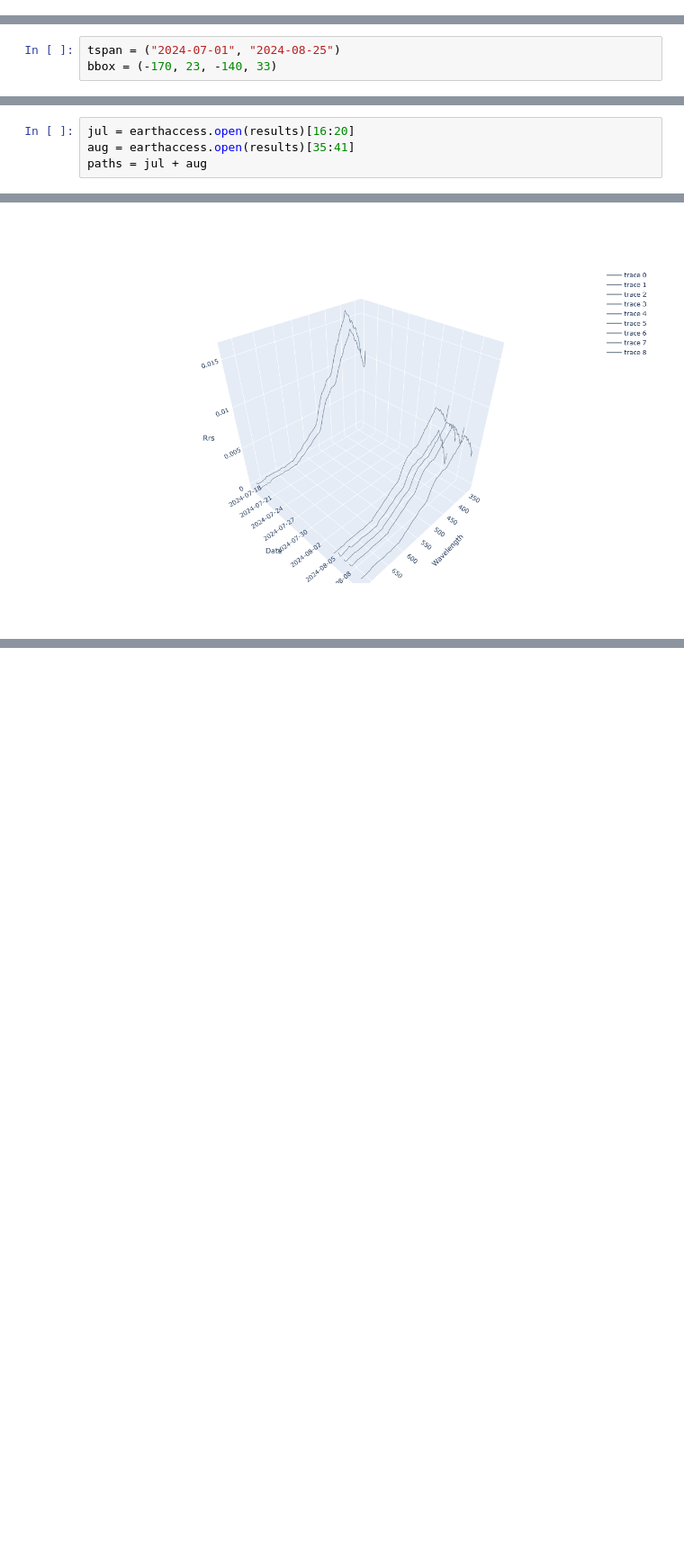
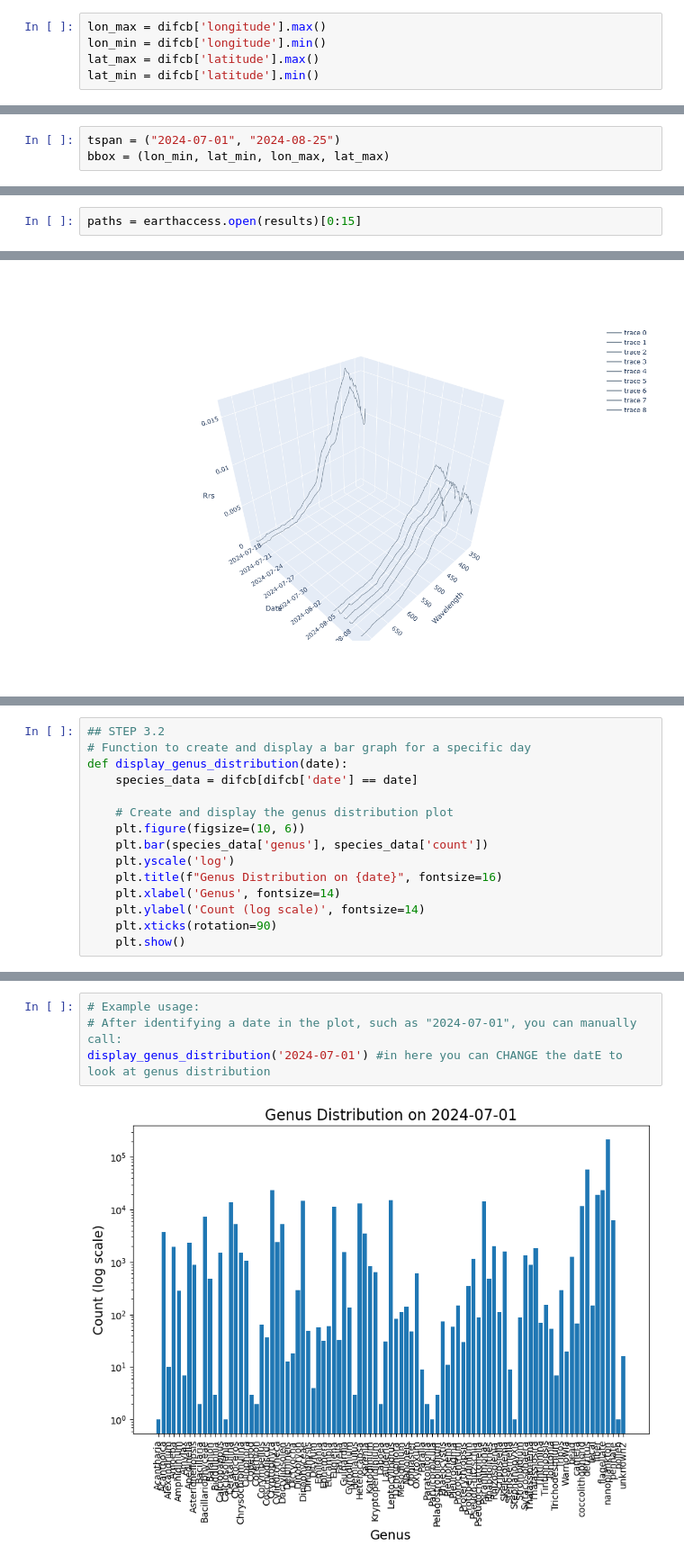
Before and after one commit to oceanhackweek/ohw24_proj_pace, a Jupyter notebook: contributor_folders/Farley/bloom_viz_fm_long_island.ipynb, the cells around one changed output, grey strips where cells are left out. Shown: that part at 90% size. Saved outputs shown, nothing was run; the diff lists cells and outputs as text; blank space fills up the shorter version.

```diff
--- a/contributor_folders/Farley/bloom_viz_pk_fm.ipynb
+++ b/contributor_folders/Farley/bloom_viz_fm_long_island.ipynb
@@ -63,8 +71,13 @@ PACE_OCI_L3M_RRS_NRT
+# %%
+lon_max = difcb['longitude'].max()
+lon_min = difcb['longitude'].min()
+lat_max = difcb['latitude'].max()
+lat_min = difcb['latitude'].min()
 # %% [markdown]
 ### We are focusing on a bloom off of Hawai'i in July and August this year, so we set our bounding box and date range
 # %%
 tspan = ("2024-07-01", "2024-08-25")
-bbox = (-170, 23, -140, 33)
+bbox = (lon_min, lat_min, lon_max, lat_max)
 # %%
 results = earthaccess.search_data(
     short_name="PACE_OCI_L3M_RRS_NRT",
@@ -75,9 +88,7 @@ results = earthaccess.search_data(
 # %% [markdown]
 ### Here we pull out two groups of data, bounding our bloom
 # %%
-jul = earthaccess.open(results)[16:20]
-aug = earthaccess.open(results)[35:41]
-paths = jul + aug
+paths = earthaccess.open(results)[0:15]
 # %% [markdown]
 Check what is in the paths object to be sure it is formatted correctly.
 # %%
@@ -207,0 +233,15 @@ fig.show()
+# %%
+## STEP 3.2
+# Function to create and display a bar graph for a specific day
+def display_genus_distribution(date):
+    species_data = difcb[difcb['date'] == date]
+
+    # Create and display the genus distribution plot
+    plt.figure(figsize=(10, 6))
+    plt.bar(species_data['genus'], species_data['count'])
+    plt.yscale('log')
+    plt.title(f"Genus Distribution on {date}", fontsize=16)
+    plt.xlabel('Genus', fontsize=14)
+    plt.ylabel('Count (log scale)', fontsize=14)
+    plt.xticks(rotation=90)
+    plt.show()
@@ -207,0 +288,6 @@ fig.show()
+# %%
+# Example usage:
+# After identifying a date in the plot, such as "2024-07-01", you can manually call:
+display_genus_distribution('2024-07-01') #in here you can CHANGE the datE to look at genus distribution
+# %% [output]
+[figure, added]
```
Also changed, not shown: parts of 5 cells of this notebook, 1 other file.
